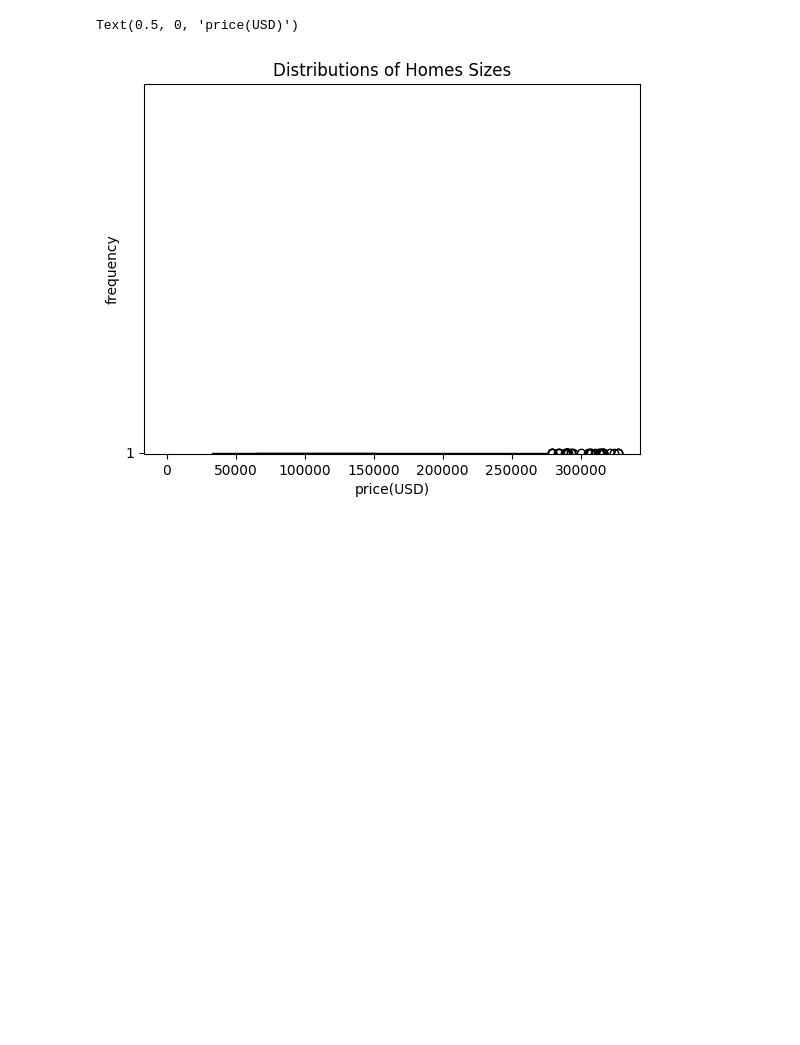
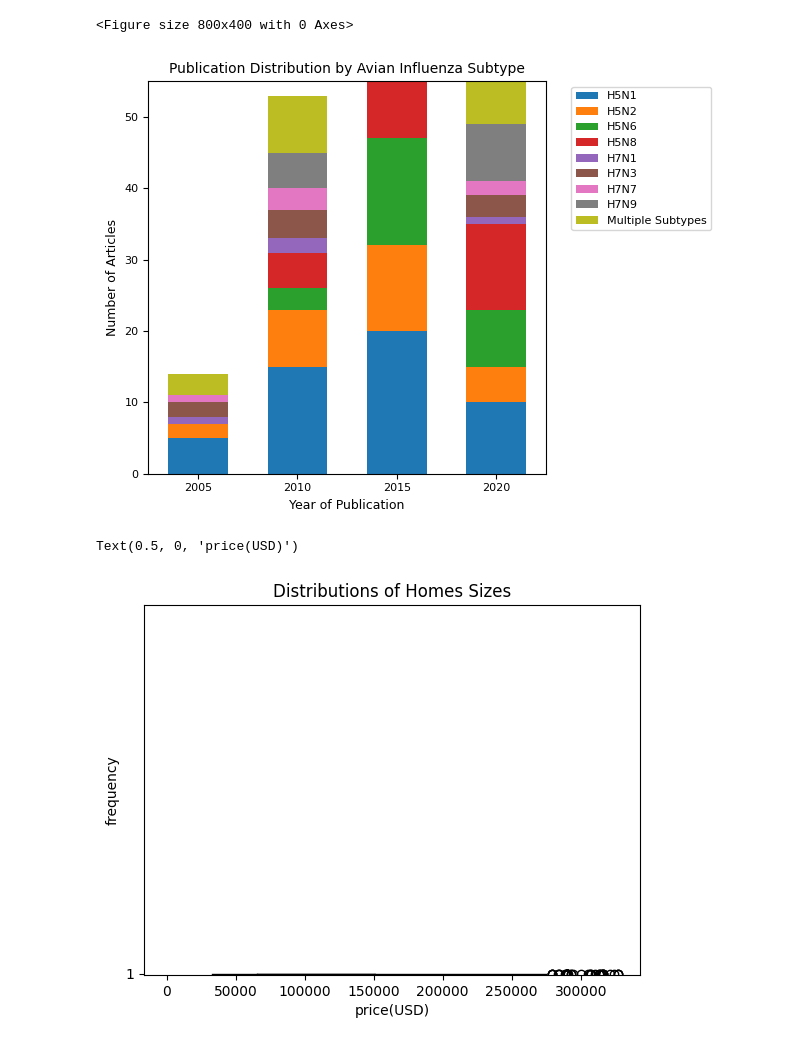
Before and after one commit to OviLab-sys/Housing-in-Mexico, a Jupyter notebook: recap/exploreratory-data-analysis.ipynb, the cells around one changed output. Drawn from its saved outputs; the diff is of its cells as text; code cells hidden in the pictures; blank space fills up the shorter version.

```diff
--- a/recap/exploreratory-data-analysis.ipynb
+++ b/recap/exploreratory-data-analysis.ipynb
@@ -24,3 +95,48 @@ fig.show()
+# %%
+import pandas as pd
+import matplotlib.pyplot as plt
+
+# Data
+data = {
+    'Year': [2005, 2010, 2015, 2020],
+    'H5N1': [5, 15, 20, 10],
+    'H5N2': [2, 8, 12, 5],
+    'H5N6': [0, 3, 15, 8],
+    'H5N8': [0, 5, 18, 12],
+    'H7N1': [1, 2, 3, 1],
+    'H7N3': [2, 4, 5, 3],
+    'H7N7': [1, 3, 4, 2],
+    'H7N9': [0, 5, 12, 8],
+    'Multiple Subtypes': [3, 8, 10, 6]
+}
+
+df = pd.DataFrame(data).set_index('Year')
+
+# Create plot with reduced scale
+plt.figure(figsize=(8, 4))  # Smaller figure size (width, height)
+
+# Plot stacked bars
+df.plot(kind='bar', stacked=True, width=0.6)  # Reduced bar width
+
+# Adjust axis limits if needed (optional)
+plt.ylim(0, 55)  # Y-axis limit slightly above max stack height
+plt.xlim(-0.5, len(df)-0.5)  # X-axis limits to remove extra space
+
+# Customize appearance
+plt.title("Publication Distribution by Avian Influenza Subtype", fontsize=10)
+plt.ylabel("Number of Articles", fontsize=9)
+plt.xlabel("Year of Publication", fontsize=9)
+plt.xticks(rotation=0, fontsize=8)
+plt.yticks(fontsize=8)
+
+# Adjust legend
+plt.legend(fontsize=8, bbox_to_anchor=(1.05, 1))
+
+plt.tight_layout()
+plt.show()
+# %% [output]
+<Figure size 800x400 with 0 Axes>
+[figure, added]
 # %%
 ### Categorical Data
 import pandas as pd
```
Also changed, not shown: parts of 5 cells of this notebook.
